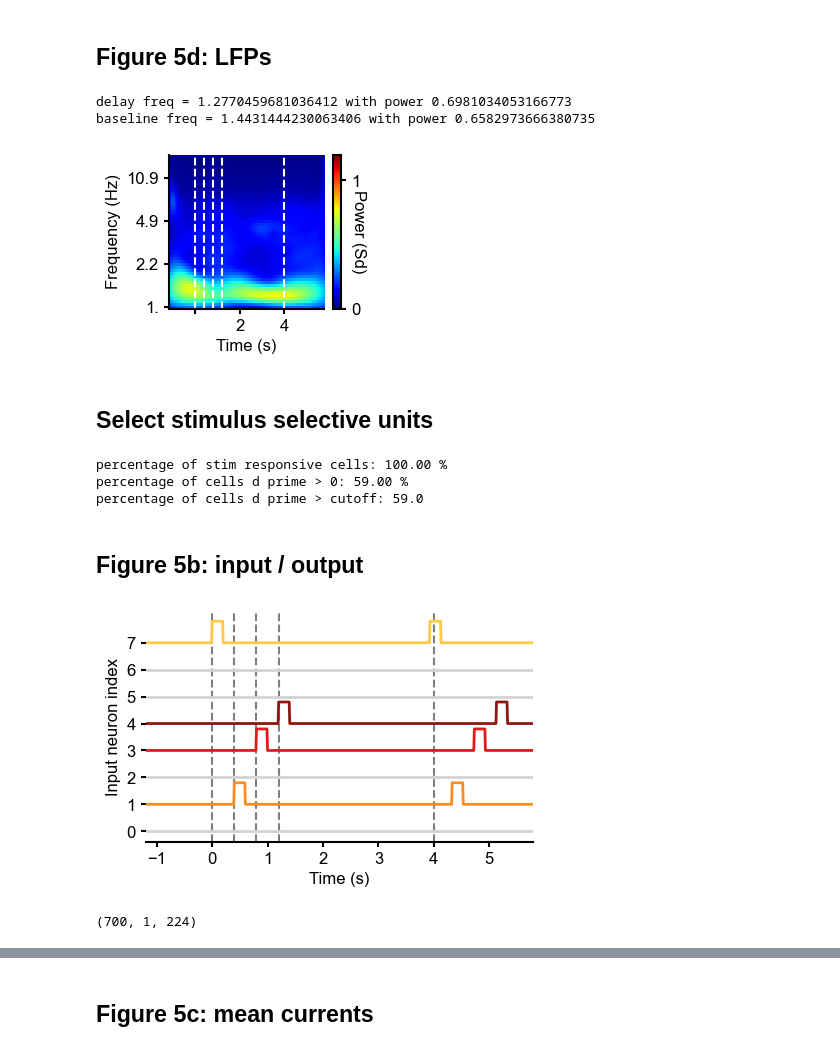
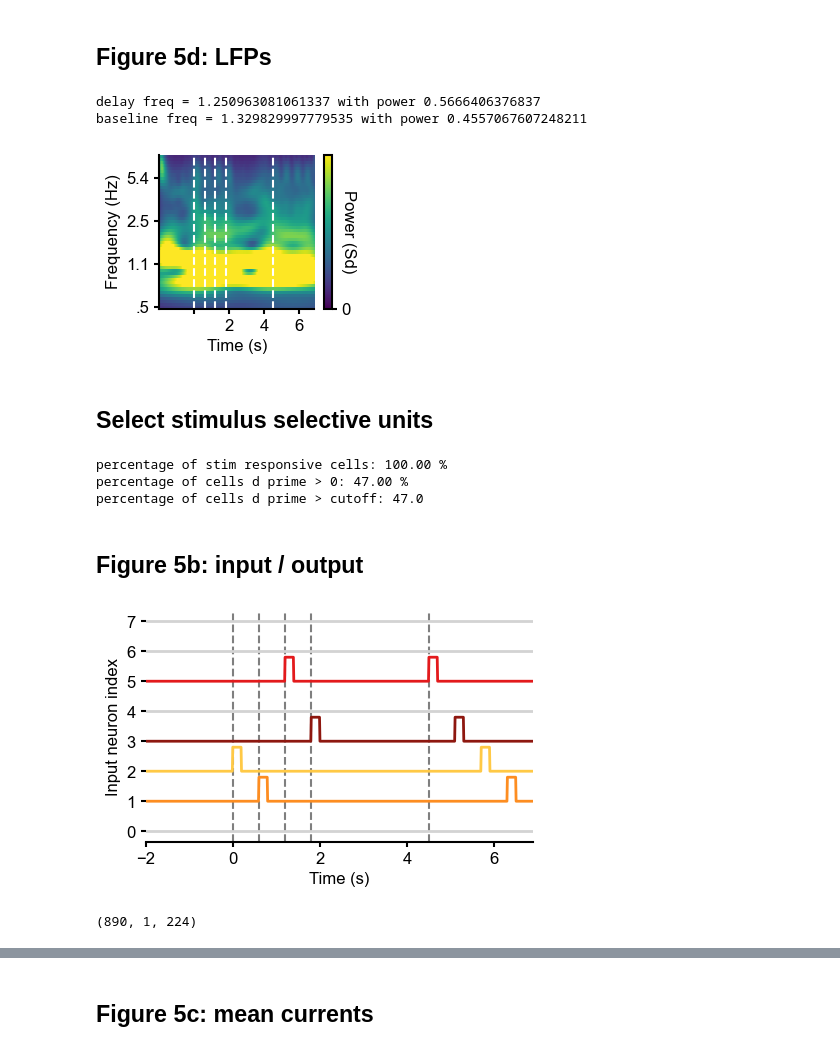
Before and after one commit to mackelab/sequence-memory, a Jupyter notebook: rnn_model/generate_figures/fig_5_b_to_e.ipynb, the cells around one changed output, grey strips where cells are left out. Saved outputs shown, nothing was run; the diff lists cells and outputs as text; code cells hidden in the pictures.

```diff
--- a/rnn_model/generate_figures/fig_5_b_to_e.ipynb
+++ b/rnn_model/generate_figures/fig_5_b_to_e.ipynb
@@ -52,6 +59,9 @@ normalize_fr_extract = True  # Normalize extracted firing rates for wilc p
 n_trials = 224  # Number trials used in analysis
 randomize_onset = 0 # Randomise onset by at most this much
 freqs_l = np.logspace(*np.log10([1, 20]), num=50) # Frequencies for scalogram
+freqs_l = np.logspace(*np.log10([.5, 10]), num=50) # Frequencies for scalogram
+
+stim_offs= 40
 # %%
 model_par, settings = reinstate_params(var)
 # %% [markdown]
@@ -67,7 +77,9 @@ N = var["N"][0][0]
 
 # instantiate useful dictionaries
 model_par, settings = reinstate_params(var)
-settings['random_delay']=20
+settings['stim_offs']=stim_offs
+settings['probe_offs']=stim_offs
+settings['random_delay']=0
 
 # set delay
 delay=250 + settings['random_delay']//2
@@ -75,7 +87,7 @@ delay=250 + settings['random_delay']//2
 settings["delay"] = delay
 settings['random_delay_per_tr']=True
 # set stimulus onset
-settings["stim_ons"] = 120
+settings["stim_ons"] = 200
 if randomize_onset:
     settings["rand_ons"] = int(1000/(var['lossF'][0][0]*settings['deltaT']))
 else:
@@ -190,7 +202,7 @@ plt.plot(x1[:,2,0]);
 ## Figure 5d: LFPs
 # %%
 # extract local field potential
-
+substr_mean_LFP = True
 trial = np.random.choice(np.arange(n_trials))
 LFP = get_LFP(var, r1, stim, onlyGaba=onlyGaba, alpha = 1)
 LFP = zscore(LFP, axis=0)
@@ -224,47 +236,47 @@ print("delay freq = " + str(main_freq) + " with power " + str(main_power) +
       "\nbaseline freq = " + str(baseline_freq) + " with power " + str(baseline_power))
 f = main_freq
 # %% [output]
-delay freq = 1.2770459681036412 with power 0.6981034053166773
-baseline freq = 1.4431444230063406 with power 0.6582973666380735
+delay freq = 1.250963081061337 with power 0.5666406376837
+baseline freq = 1.329829997779535 with power 0.4557067607248211
 # %%
 # Plot a spectrogram
 
-plt_start = 0
+plt_start =0
 with mpl.rc_context(fname="matplotlibrc"):
 
     fig = plt.figure(figsize=(2.5, 2))  # , dpi = 150)
     plt.tight_layout()
 
-    plt.imshow(amp[:, plt_start:], aspect="auto", cmap ='jet', vmin = -0, vmax=1.2,origin='lower')
+    plt.imshow(amp[:, plt_start:], aspect="auto", cmap ='viridis', vmin = -0, vmax=.3,origin='lower')
     plt.yticks(
         np.arange(0, len(freqs_l))[::14],
         labels=["{:.1f}".format(f).strip("0") for f in freqs_l[::13]],
     )
     xt = np.arange(0, len(time[plt_start:]))[settings["stim_ons"] - plt_start :: 200]
     plt.xticks(xt, labels=["{:.0f}".format(f).strip("0") for f in np.arange(0, 2 * len(xt), 2)])
     plt.xlabel("Time (s)")
     plt.ylabel("Frequency (Hz)")
     cbar = plt.colorbar(ticks=[0,1])
     cbar.set_label("Power (Sd)", rotation=270)
     for i in range(4):
         plt.axvline(
             x=(
                 settings["stim_ons"]
                 - plt_start
                 + i * (settings["stim_offs"] + settings["stim_dur"])
             ),
             color="white",
             linestyle="--",
             alpha=1,
             zorder=2,
         )
 
     plt.axvline(
         x=(delay_end - plt_start), color="white", linestyle="--", alpha=1, zorder=1
     )
     plt.savefig("../figures/LFP_fr"+str(f)+".svg")
 # %% [output]
-[figure, old version]
+[figure, new version]
 # %% [markdown]
 ## Select stimulus selective units
 # %%
@@ -300,8 +312,8 @@ up50th = np.arange(200)[np.logical_and(d_primes>median_d, responsive)]
 low50th = np.arange(200)[np.logical_and(d_primes<median_d, responsive)]
 # %% [output]
 percentage of stim responsive cells: 100.00 %
-percentage of cells d prime > 0: 59.00 %
-percentage of cells d prime > cutoff: 59.0
+percentage of cells d prime > 0: 47.00 %
+percentage of cells d prime > cutoff: 47.0
 # %% [markdown]
 ## Figure 5b: input / output
 # %%
@@ -362,11 +374,11 @@ with mpl.rc_context(fname="matplotlibrc"):
     axs.set_ylabel("Input neuron index")
     plt.savefig("../figures/Panel1A")
 # %% [output]
-[figure, old version]
+[figure, new version]
 # %%
 z.shape
 # %% [output]
-(700, 1, 224)
+(890, 1, 224)
 # %%
 # plot example output
 trial = np.random.choice(np.arange(n_trials))
```
Also changed, not shown: parts of 22 cells of this notebook, 5 other files.
